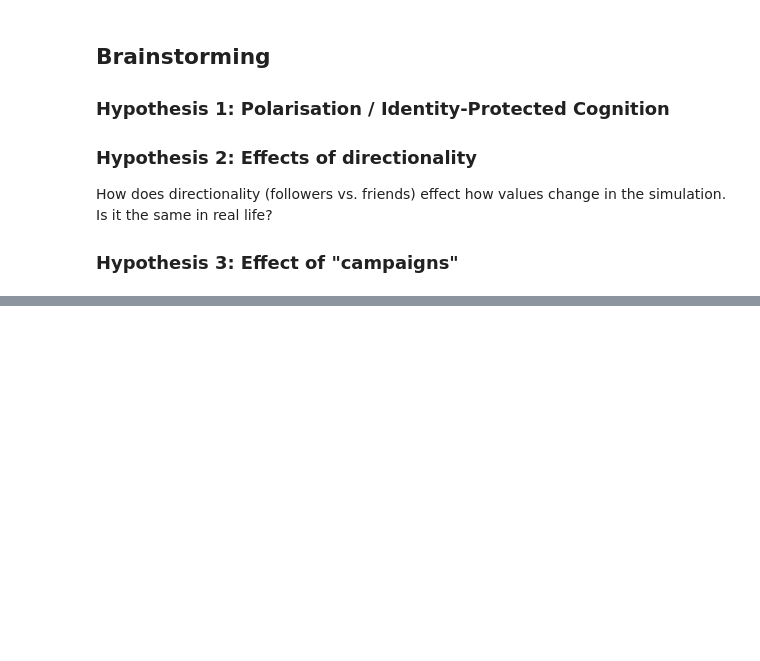
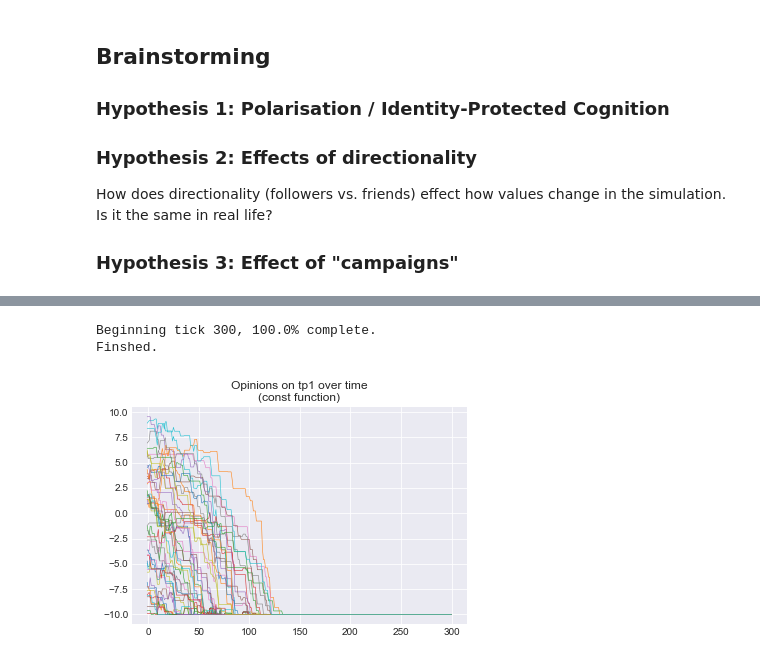
Before and after one commit to rcgonzalez9061/AIPSimulation-Python, a Jupyter notebook: Simulation Experiments.ipynb, the cells around one changed output, grey strips where cells are left out. Drawn from its saved outputs; the diff is of its cells as text; code cells hidden in the pictures; blank space fills up the shorter version.

Commit message:
Added const function

```diff
--- a/Simulation Experiments.ipynb
+++ b/Simulation Experiments.ipynb
@@ -19,3 +24,26 @@ Our simulation is limited in its application by the assumptions that:
+# %%
+def graph_topic(record, topic, save_path=None):
+    values = pd.read_csv(record)
+    values = values.pivot_table(topic, "tick", "user")
+
+    # Title
+    plt.title("Opinions on {} over time\n(const function)".format(topic))
+
+    # style
+    plt.style.use('seaborn-darkgrid')
+
+    # create a color palette
+    # palette = plt.get_cmap('Set1')
+
+    iteration=0
+    for column in values:
+        iteration+=1
+        plt.plot(values.index, values[column], marker='', linewidth=0.6, alpha=0.9, label=column)
+        if iteration == 100:
+            if save_path:
+                plt.savefig(save_path, dpi=600)
+            else:
+                plt.savefig('{}.png'.format(topic), dpi=600)
 # %% [markdown]
 ## Brainstorming
 ### Hypothesis 1: Polarisation / Identity-Protected Cognition
@@ -24,0 +71,11 @@ How does directionality (followers vs. friends) effect how values change in the
+# %%
+params = r"C:\Users\Ruben\Desktop\AIPSimulation-Python\Experiments\const_ipc\ipc_const.json"
+sim = Simulation(params)
+sim.run()
+# %% [output]
+Beginning tick 300, 100.0% complete.
+Finshed.
+# %%
+graph_topic("./Experiments/const_ipc/values.csv", "tp1")
+# %% [output]
+[figure, added]
```
Also changed, not shown: parts of 14 cells of this notebook, 48 other files.
